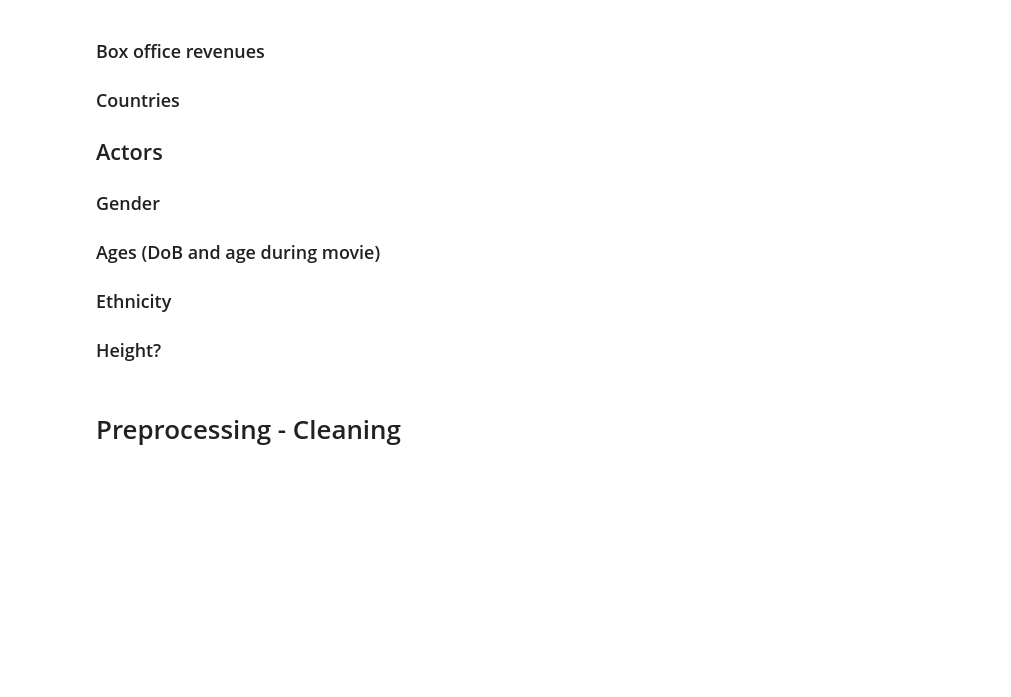
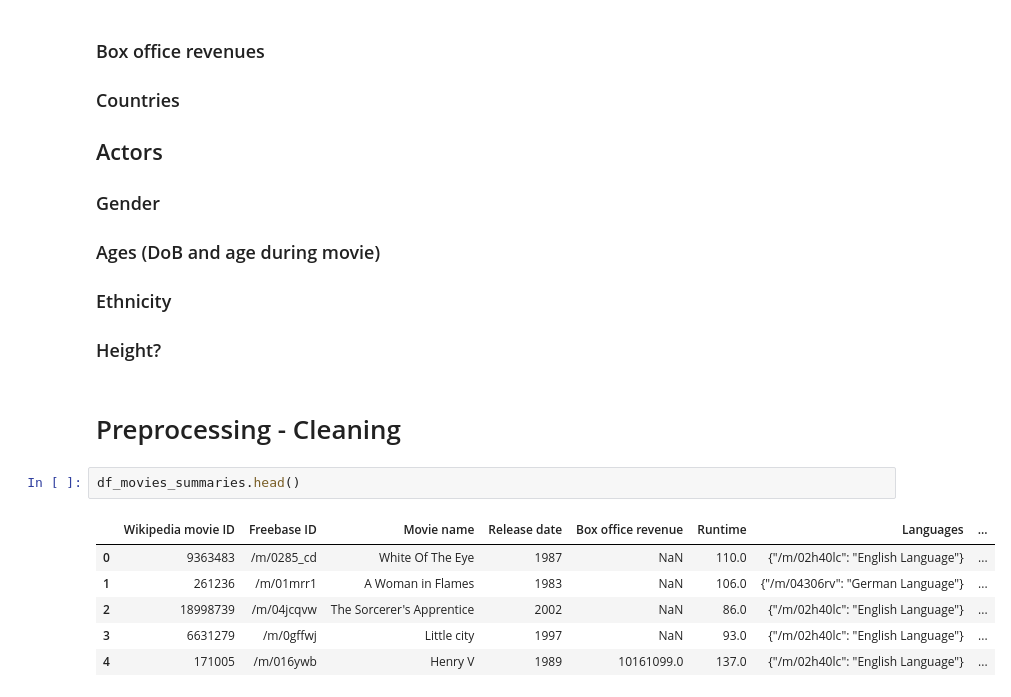
Before and after one commit to epfl-ada/ada-2024-project-databand, a Jupyter notebook: data_overview.ipynb, the cells around one changed output. Drawn from its saved outputs; the diff is of its cells as text; blank space fills up the shorter version.

```diff
--- a/data_overview.ipynb
+++ b/data_overview.ipynb
@@ -346,3 +291,12 @@ KeyboardInterrupt:
 ### Height?
 # %% [markdown]
 # Preprocessing - Cleaning
+# %%
+df_movies_summaries.head()
+# %% [output]
+|  | Wikipedia movie ID | Freebase ID | Movie name | Release date | Box office revenue | Runtime | Languages | ... |
+| 0 | 9363483 | /m/0285_cd | White Of The Eye | 1987 | NaN | 110.0 | {"/m/02h40lc": "English Language"} | ... |
+| 1 | 261236 | /m/01mrr1 | A Woman in Flames | 1983 | NaN | 106.0 | {"/m/04306rv": "German Language"} | ... |
+| 2 | 18998739 | /m/04jcqvw | The Sorcerer's Apprentice | 2002 | NaN | 86.0 | {"/m/02h40lc": "English Language"} | ... |
+| 3 | 6631279 | /m/0gffwj | Little city | 1997 | NaN | 93.0 | {"/m/02h40lc": "English Language"} | ... |
+| 4 | 171005 | /m/016ywb | Henry V | 1989 | 10161099.0 | 137.0 | {"/m/02h40lc": "English Language"} | ... |
```
Also changed, not shown: parts of 5 cells of this notebook.
